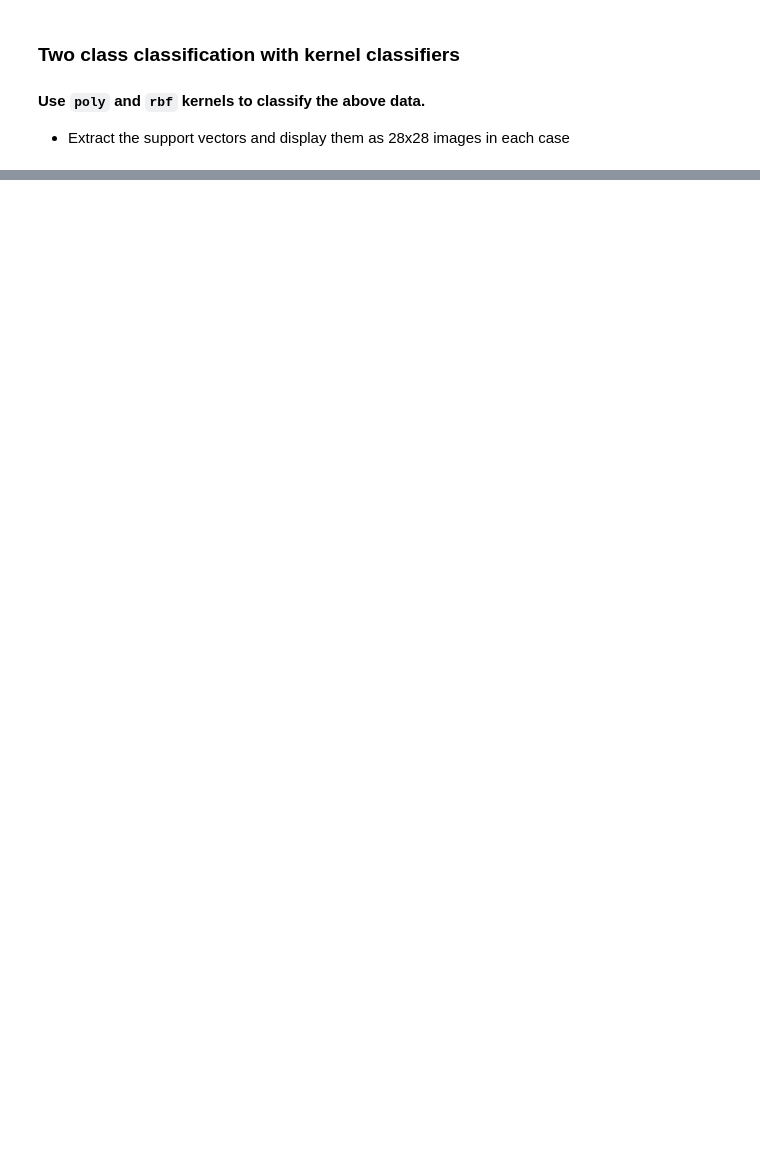
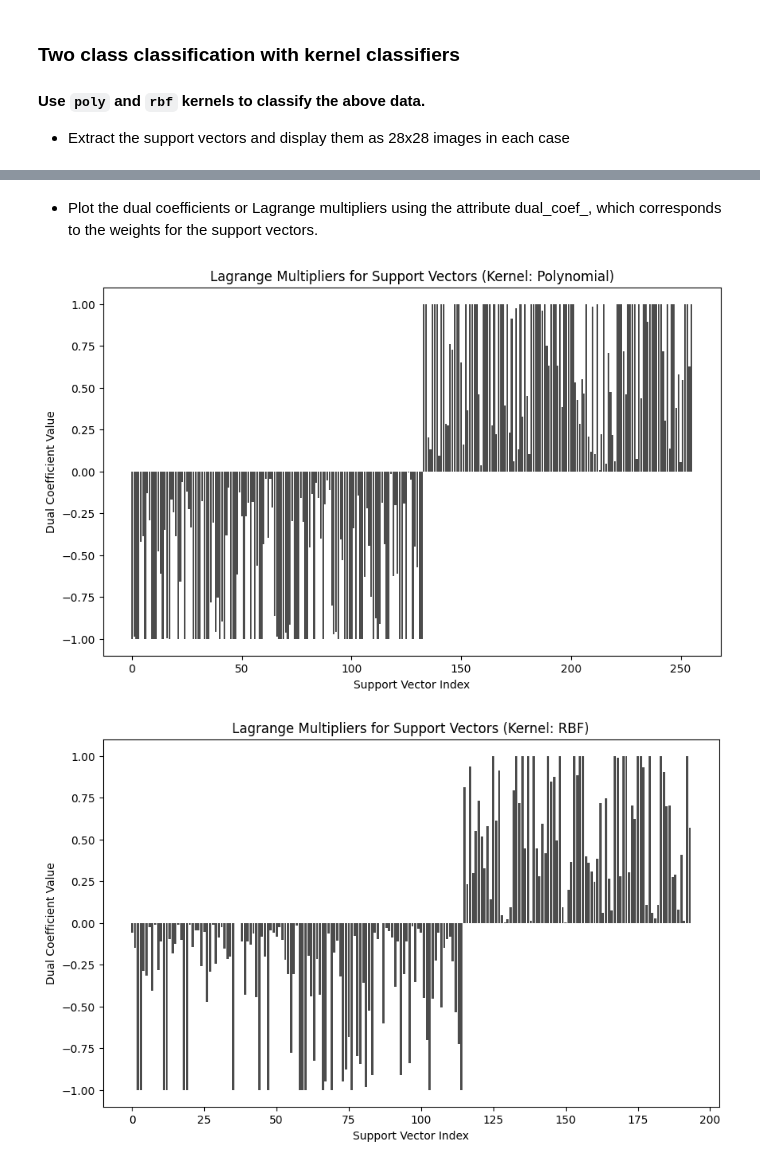
Before and after one commit to bmcano/homework-assignments, a Jupyter notebook: Machine-Learning/Project/Project.ipynb, the cells around one changed output, grey strips where cells are left out. Drawn from its saved outputs; the diff is of its cells as text; code cells hidden in the pictures; blank space fills up the shorter version.

```diff
--- a/Machine-Learning/Project/Project.ipynb
+++ b/Machine-Learning/Project/Project.ipynb
@@ -849 +854,18 @@ Test Accuracy (Kernel: rbf): 99.98%
+# %% [markdown]
+- Plot the dual coefficients or Lagrange multipliers using the attribute dual_coef_, which corresponds to the weights for the support vectors.
+# %%
+def plot_dual_coefficients(model, kernel_name):
+    dual_coef = model.dual_coef_[0]
+    plt.figure(figsize=(10, 6))
+    plt.bar(range(len(dual_coef)), dual_coef, color='black', alpha=0.7)
+    plt.xlabel("Support Vector Index")
+    plt.ylabel("Dual Coefficient Value")
+    plt.title(f"Lagrange Multipliers for Support Vectors (Kernel: {kernel_name})")
+    plt.show()
+
+plot_dual_coefficients(poly_model, "Polynomial")
+plot_dual_coefficients(rbf_model, "RBF")
+# %% [output]
+[figure, added]
+[figure, added]
 # %% [markdown]
```
Also changed, not shown: parts of 30 cells of this notebook.
